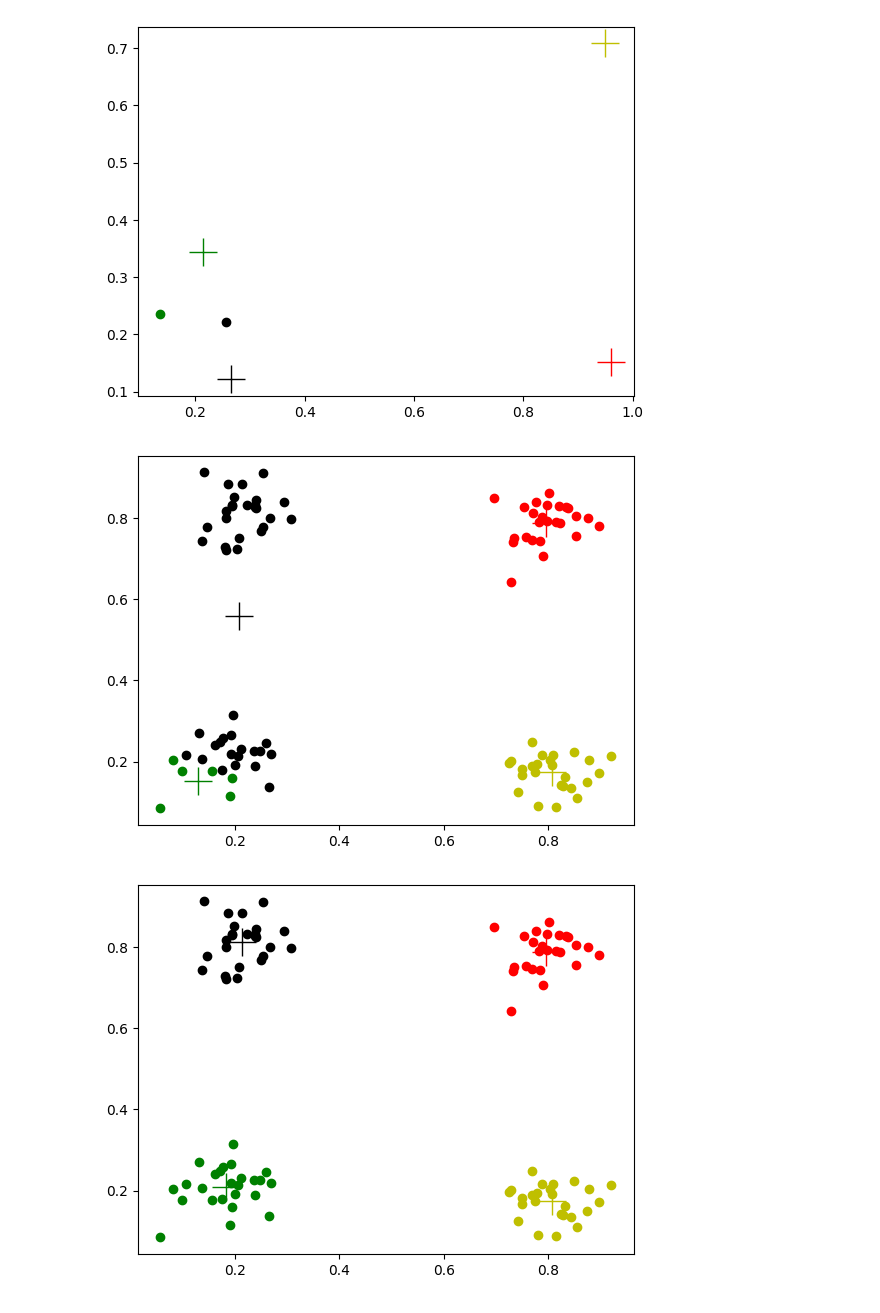
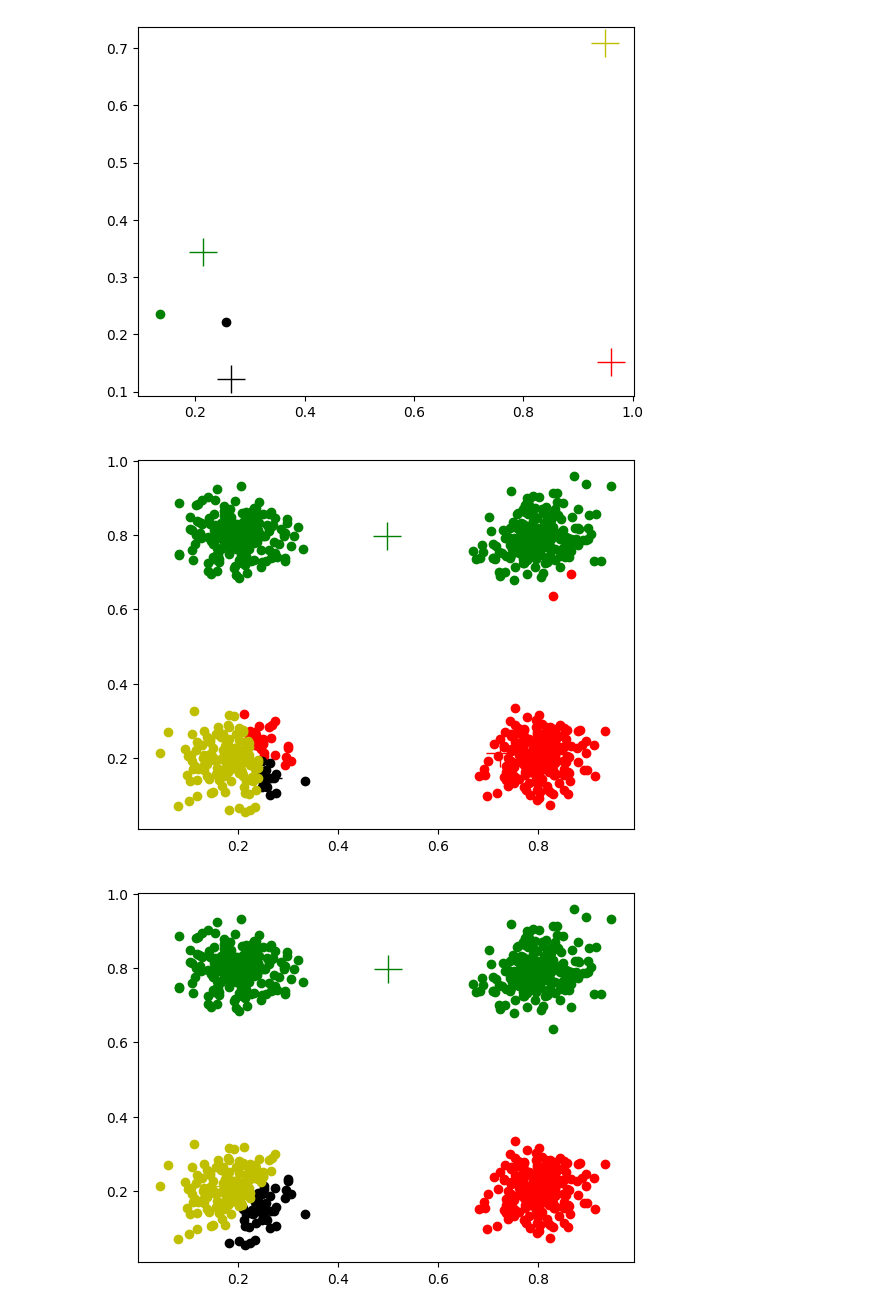
Before and after one commit to OmerFaruk-Celik/YapayZeka, a Jupyter notebook: K-Means.ipynb, the cells around one changed output. Cells and saved outputs as stored; diff of their text form; code cells hidden in the pictures.

```diff
--- a/K-Means.ipynb
+++ b/K-Means.ipynb
@@ -325,7 +325,7 @@ import os
 merkezler = np.array([[0.2, 0.2], [0.8, 0.2], [0.2, 0.8], [0.8, 0.8]])
 
 # Her küme için noktaların sayısı
-n = 25  # Toplam 100 nokta için her kümede 25 nokta
+n = 200  # Toplam 100 nokta için her kümede 25 nokta
 
 # Noktaları oluşturma
 noktalar = np.vstack([np.column_stack((np.random.normal(merkez[0], 0.05, n),
@@ -368,32 +368,32 @@ for _ in range(max_iters):
     # Grafiği dosyaya kaydet
     filename = os.path.join(temp_folder, f'frame_{frame_count:03d}.png')
     plt.savefig(filename)
     frame_count += 1
 
     plt.draw()
     plt.pause(0.05)  # Pause to update the plot
 
 plt.ioff()  # Interactive mode off
 plt.show()  # Show the final plot
 
 # OpenCV ile video oluştur
 frame_width = 640
 frame_height = 480
 out = cv2.VideoWriter('animation.mp4', cv2.VideoWriter_fourcc(*'mp4v'), 10, (frame_width, frame_height))
 
 for i in range(frame_count):
     filename = os.path.join(temp_folder, f'frame_{i:03d}.png')
     img = cv2.imread(filename)
     if img is not None:
         img = cv2.resize(img, (frame_width, frame_height))
         out.write(img)
 
 out.release()
 
 # Geçici klasörü temizle
 for i in range(frame_count):
     os.remove(os.path.join(temp_folder, f'frame_{i:03d}.png'))
 os.rmdir(temp_folder)
 # %% [output]
-[figure, old version]
+[figure, new version]
-[figure, old version]
+[figure, new version]
```
Also changed, not shown: parts of 1 cell of this notebook, 1 other file.
